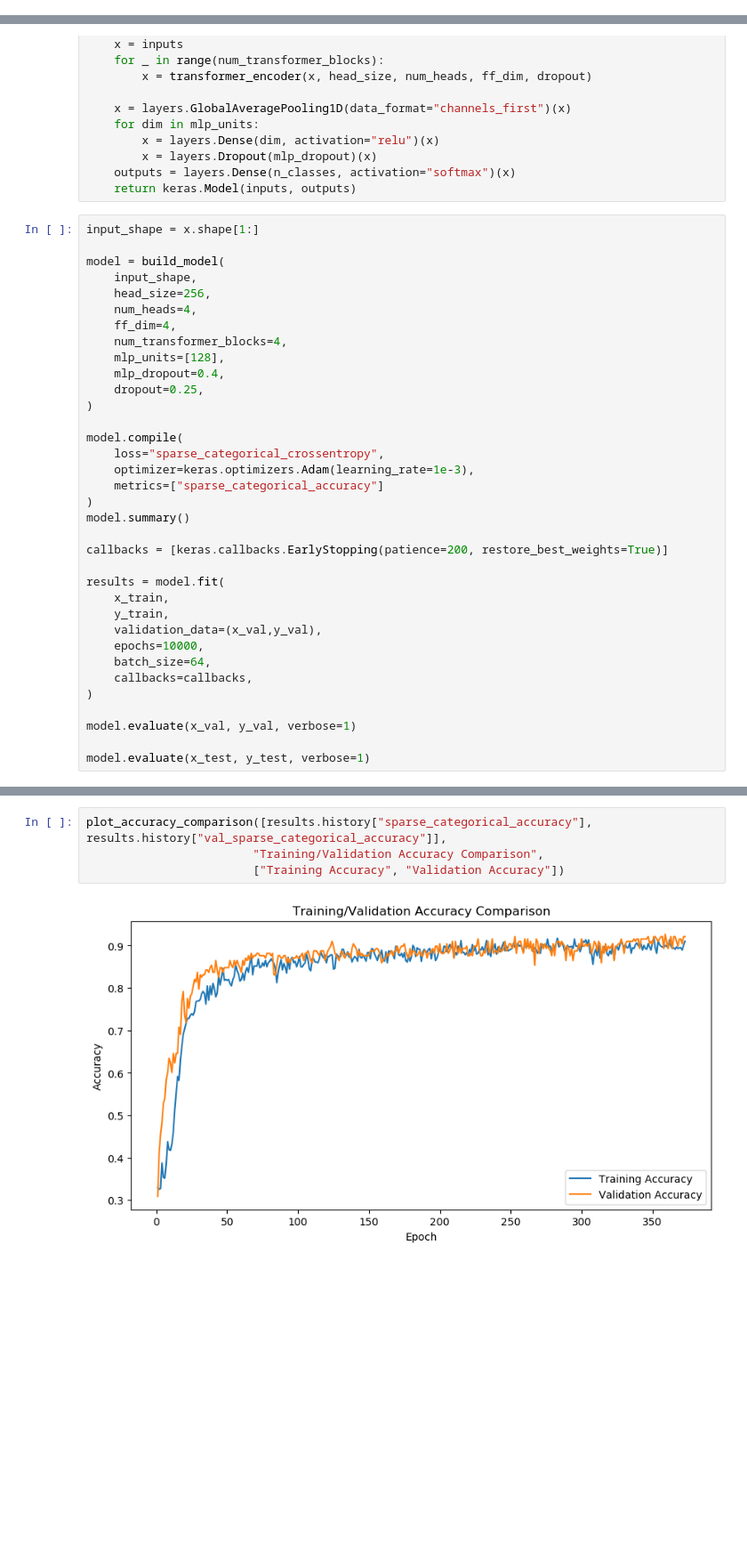
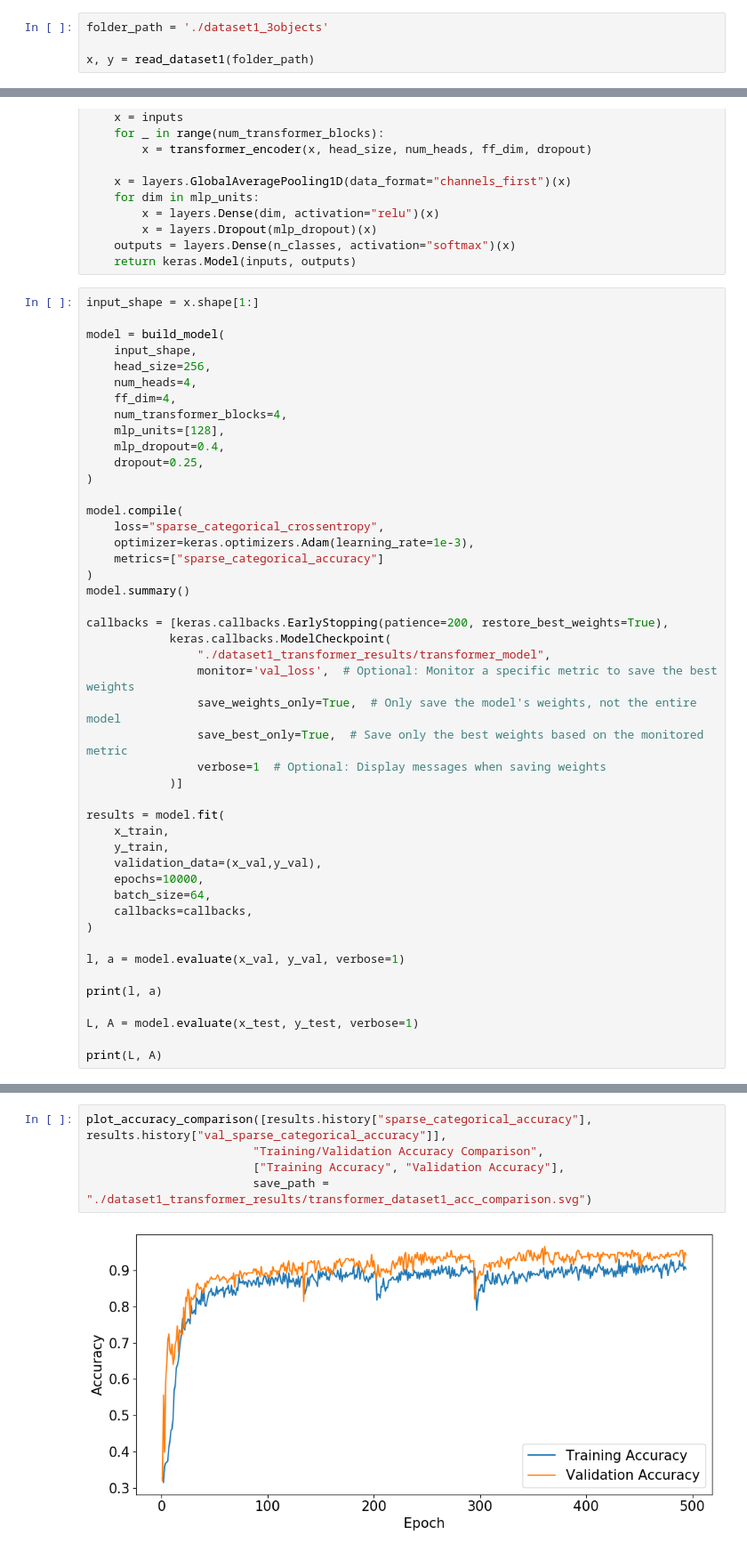
Before and after one commit to pedromiglou/MRSI_Thesis_Action_Anticipation, a Jupyter notebook: model_training/dataset1_transformer.ipynb, the cells around one changed output, grey strips where cells are left out. Shown at 89% size. Saved outputs shown, nothing was run; the diff lists cells and outputs as text; blank space fills up the shorter version.

Commit message:
more model training refactoring

```diff
--- a/model_training/dataset1_transformer.ipynb
+++ b/model_training/dataset1_transformer.ipynb
@@ -58,3 +24,7 @@ y = np.array(y)
+# %%
+folder_path = './dataset1_3objects'
+
+x, y = read_dataset1(folder_path)
 # %%
 draw_bar_chart(y)
 
@@ -140,7 +110,14 @@ model.compile(
 )
 model.summary()
 
-callbacks = [keras.callbacks.EarlyStopping(patience=200, restore_best_weights=True)]
+callbacks = [keras.callbacks.EarlyStopping(patience=200, restore_best_weights=True),
+            keras.callbacks.ModelCheckpoint(
+                "./dataset1_transformer_results/transformer_model",
+                monitor='val_loss',  # Optional: Monitor a specific metric to save the best weights
+                save_weights_only=True,  # Only save the model's weights, not the entire model
+                save_best_only=True,  # Save only the best weights based on the monitored metric
+                verbose=1  # Optional: Display messages when saving weights
+            )]
 
 results = model.fit(
     x_train,
@@ -151,7 +128,11 @@ results = model.fit(
     callbacks=callbacks,
 )
 
-model.evaluate(x_val, y_val, verbose=1)
+l, a = model.evaluate(x_val, y_val, verbose=1)
 
-model.evaluate(x_test, y_test, verbose=1)
+print(l, a)
+
+L, A = model.evaluate(x_test, y_test, verbose=1)
+
+print(L, A)
 # %% [output]
@@ -208,9 +188,10 @@ Epoch 373/10000
 # %%
 plot_accuracy_comparison([results.history["sparse_categorical_accuracy"], results.history["val_sparse_categorical_accuracy"]],
                         "Training/Validation Accuracy Comparison",
-                        ["Training Accuracy", "Validation Accuracy"])
+                        ["Training Accuracy", "Validation Accuracy"],
+                        save_path = "./dataset1_transformer_results/transformer_dataset1_acc_comparison.svg")
 # %% [output]
-[figure, old version]
+[figure, new version]
 # %%
 plot_loss_comparison([results.history["loss"], results.history["val_loss"]],
                      "Training/Validation Loss Comparison",
```
Also changed, not shown: parts of 13 cells of this notebook, 12 other files.
